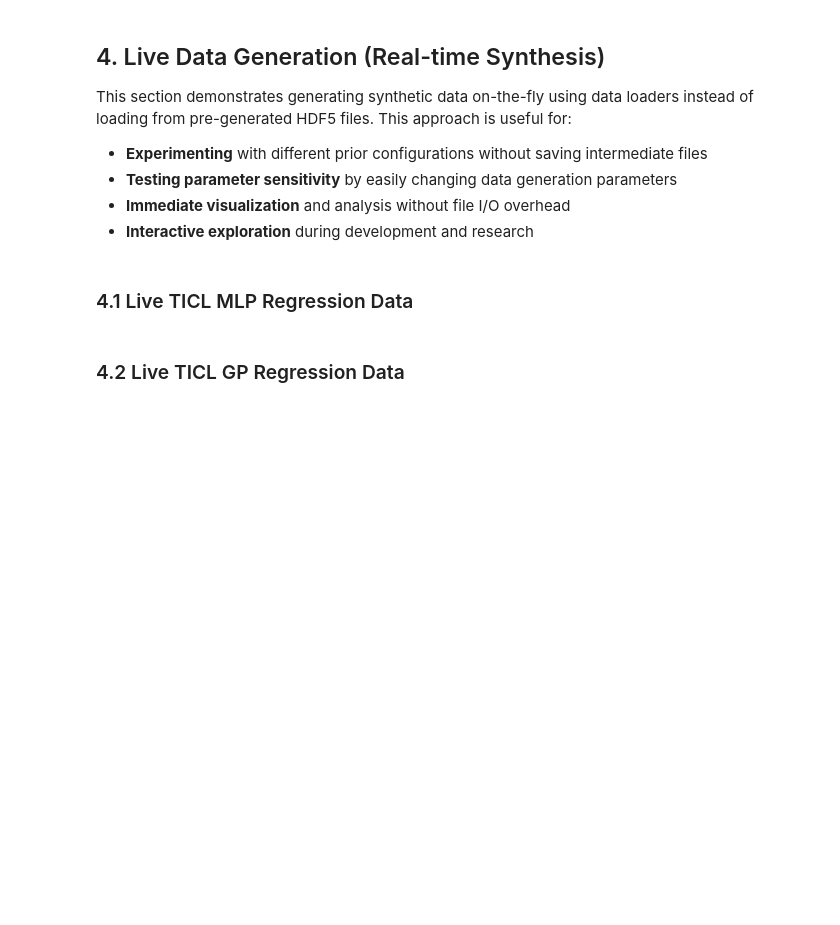
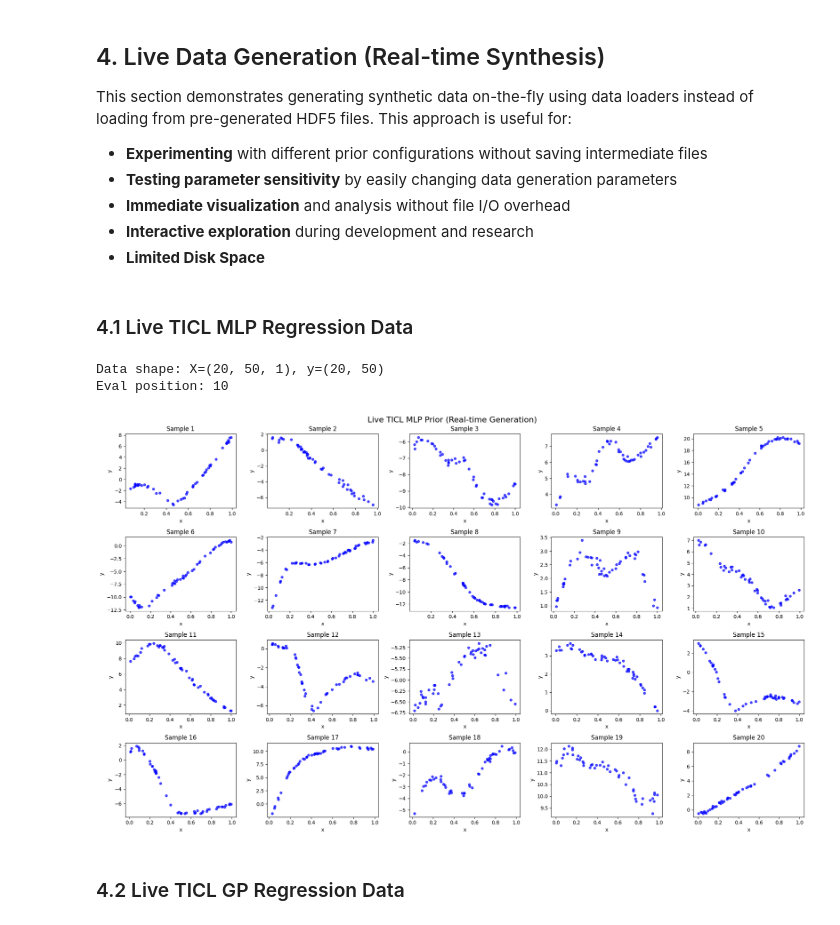
Before and after one commit to automl/tabularpriors, a Jupyter notebook: visualization_demo.ipynb, the cells around one changed output. Drawn from its saved outputs; the diff is of its cells as text; code cells hidden in the pictures; blank space fills up the shorter version.

```diff
--- a/visualization_demo.ipynb
+++ b/visualization_demo.ipynb
@@ -225,35 +248,42 @@ This approach is useful for:
 - **Testing parameter sensitivity** by easily changing data generation parameters
 - **Immediate visualization** and analysis without file I/O overhead
 - **Interactive exploration** during development and research
+- **Limited Disk Space**
 # %% [markdown]
 ### 4.1 Live TICL MLP Regression Data
 # %%
 # Live TICL MLP data generation
 from tabularpriors.dataloader import TICLPriorDataLoader
 from tabularpriors.utils import build_ticl_prior
 import torch
 
 device = torch.device('cpu')
+np.random.seed(0)
+torch.manual_seed(0)
 
 # Create and use live TICL MLP loader
 ticl_mlp_loader = TICLPriorDataLoader(
     prior=build_ticl_prior('mlp'),
     num_steps=1,
     batch_size=20,
     num_datapoints_max=50,
     num_features=1,
     device=device,
-    min_eval_pos=10,
+    min_eval_pos=10
 )
 
 X_live_mlp, y_live_mlp, _ = load_and_print_info(ticl_mlp_loader, "live")
 
 plot_regression_samples(
     X_data=X_live_mlp,
     y_data=y_live_mlp,
     title="Live TICL MLP Prior (Real-time Generation)",
     batch_size=X_live_mlp.shape[0]
 )
+# %% [output]
+Data shape: X=(20, 50, 1), y=(20, 50)
+Eval position: 10
+[figure, added]
 # %% [markdown]
 ### 4.2 Live TICL GP Regression Data
 # %%
```
Also changed, not shown: parts of 13 cells of this notebook, 3 other files.
